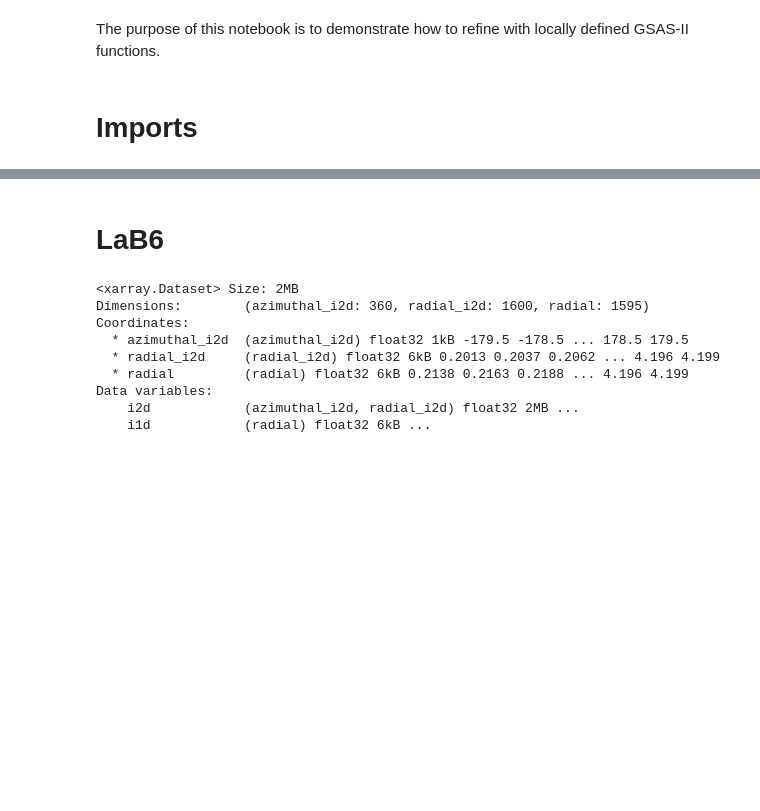
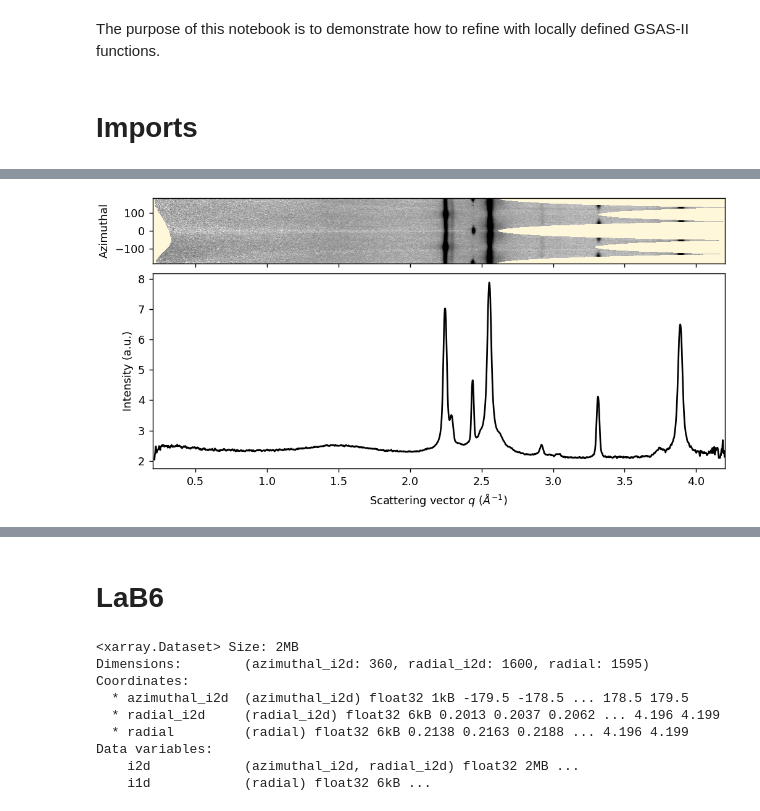
Before and after one commit to MehmetTopsakal/easyXRD, a Jupyter notebook: examples/ZrH-sample/refiner.ipynb, the cells around one changed output, grey strips where cells are left out. Drawn from its saved outputs; the diff is of its cells as text; code cells hidden in the pictures; blank space fills up the shorter version.

```diff
--- a/examples/ZrH-sample/refiner.ipynb
+++ b/examples/ZrH-sample/refiner.ipynb
@@ -118,7 +115,7 @@ sample_Dogbone = exrd(verbose=False)
 #                             plot=True
 #                             )
 # sample_Dogbone.export_ds(save_dir='nc_files',save_name='Dogbone.nc')
-sample_Dogbone.load_xrd_data(from_nc_file="nc_files/Dogbone.nc", plot=False)
+sample_Dogbone.load_xrd_data(from_nc_file="nc_files/Dogbone.nc", plot=True)
 
 phases_LaB6 = [
     {
@@ -234,0 +231 @@ Wall time: 234 ms
+[figure, added]
```
Also changed, not shown: parts of 10 cells of this notebook, 2 other files.
